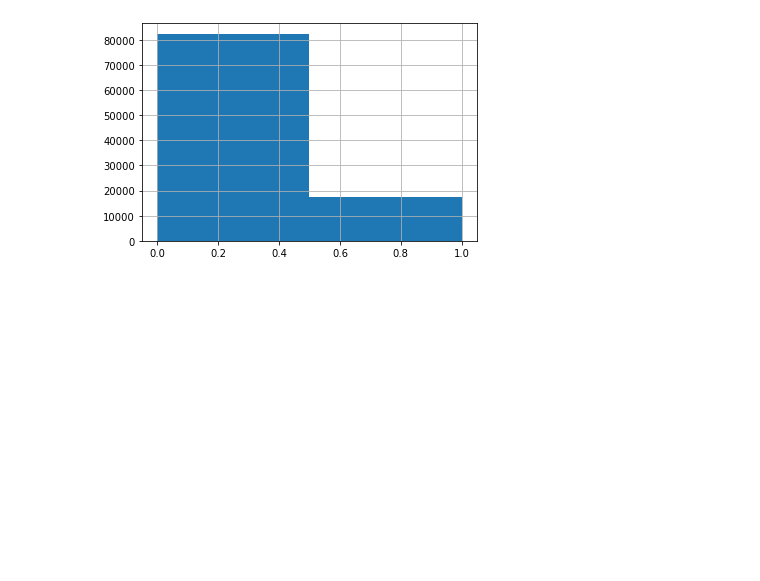
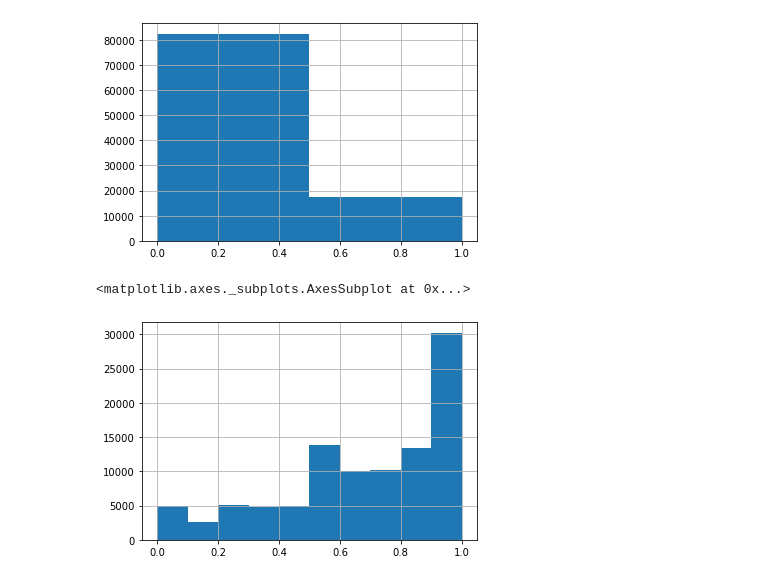
Before and after one commit to vidur2/Internship-Data-Science, a Jupyter notebook: Jupyter Notebook Files/Pandas Usage in ipynb.ipynb, the cells around one changed output. Cells and saved outputs as stored; diff of their text form; code cells hidden in the pictures; blank space fills up the shorter version.

```diff
--- a/Jupyter Notebook Files/Pandas Usage in ipynb.ipynb
+++ b/Jupyter Notebook Files/Pandas Usage in ipynb.ipynb
@@ -109,7 +109,8 @@ array([[<matplotlib.axes._subplots.AxesSubplot object at 0x...>,
 # dataTypes
 # print(str(dataTypes['TRADES']))
 discreetData = ['TRADES', 'AGE', 'DELQID','goodbad']
-nonDiscreetData = ['BRPCTSAT', 'RBAL', 'CRELIM']
+nonDiscreetData = ['BRPCTSAT', 'RBAL', 'CRELIM', 'TRADES']
+nonDiscreetDataFrame = data[nonDiscreetData].copy()
 discreetDataFrame = data[discreetData].copy()
 discreetDataFrame
 # %% [output]
@@ -146,3 +147,8 @@ discreetDataFrame['goodbad'].hist(bins=2)
 # %% [output]
 <matplotlib.axes._subplots.AxesSubplot at 0x...>
 [figure]
+# %%
+nonDiscreetDataFrame['BRPCTSAT'].hist(bins=10)
+# %% [output]
+<matplotlib.axes._subplots.AxesSubplot at 0x...>
+[figure, added]
```
Also changed, not shown: parts of 2 cells of this notebook.
